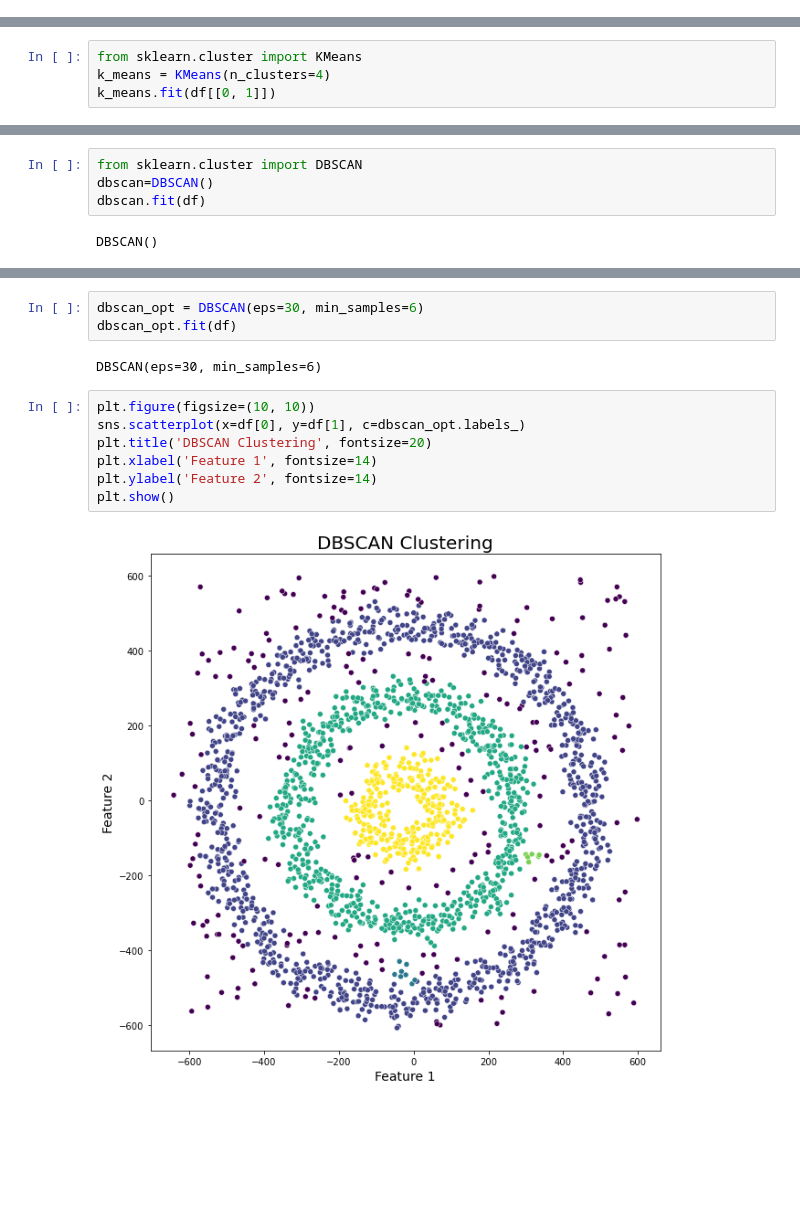
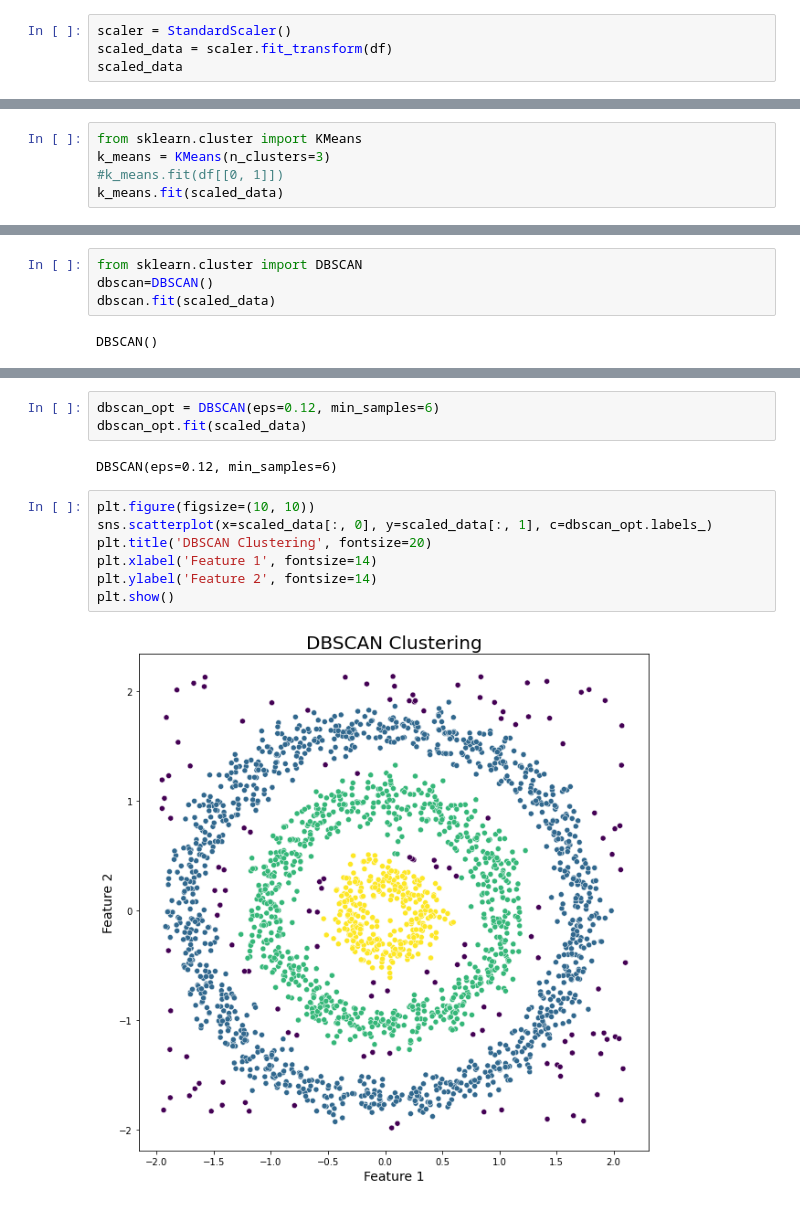
Before and after one commit to arjunc12/cmpinf2120-notebooks, a Jupyter notebook: Unsupervised-Learning/dbscan-clustering.ipynb, the cells around one changed output, grey strips where cells are left out. Drawn from its saved outputs; the diff is of its cells as text; blank space fills up the shorter version.

```diff
--- a/Unsupervised-Learning/dbscan-clustering.ipynb
+++ b/Unsupervised-Learning/dbscan-clustering.ipynb
@@ -43 +44,5 @@ df
 2300 rows × 2 columns
+# %%
+scaler = StandardScaler()
+scaled_data = scaler.fit_transform(df)
+scaled_data
@@ -53,5 +67,6 @@ Text(0, 0.5, 'Feature 2')
 # %%
 from sklearn.cluster import KMeans
-k_means = KMeans(n_clusters=4)
-k_means.fit(df[[0, 1]])
+k_means = KMeans(n_clusters=3)
+#k_means.fit(df[[0, 1]])
+k_means.fit(scaled_data)
 # %% [output]
@@ -92,7 +107,7 @@ Text(0, 0.5, 'Feature 2')
 # %%
 from sklearn.cluster import DBSCAN
 dbscan=DBSCAN()
-dbscan.fit(df)
+dbscan.fit(scaled_data)
 # %% [output]
 DBSCAN()
 # %%
@@ -125,14 +140,14 @@ Text(0, 0.5, 'Epsilon')
 # %%
-dbscan_opt = DBSCAN(eps=30, min_samples=6)
-dbscan_opt.fit(df)
+dbscan_opt = DBSCAN(eps=0.12, min_samples=6)
+dbscan_opt.fit(scaled_data)
 # %% [output]
-DBSCAN(eps=30, min_samples=6)
+DBSCAN(eps=0.12, min_samples=6)
 # %%
 plt.figure(figsize=(10, 10))
-sns.scatterplot(x=df[0], y=df[1], c=dbscan_opt.labels_)
+sns.scatterplot(x=scaled_data[:, 0], y=scaled_data[:, 1], c=dbscan_opt.labels_)
 plt.title('DBSCAN Clustering', fontsize=20)
 plt.xlabel('Feature 1', fontsize=14)
 plt.ylabel('Feature 2', fontsize=14)
 plt.show()
 # %% [output]
-[figure, old version]
+[figure, new version]
```
Also changed, not shown: parts of 12 cells of this notebook, 2 other files.
